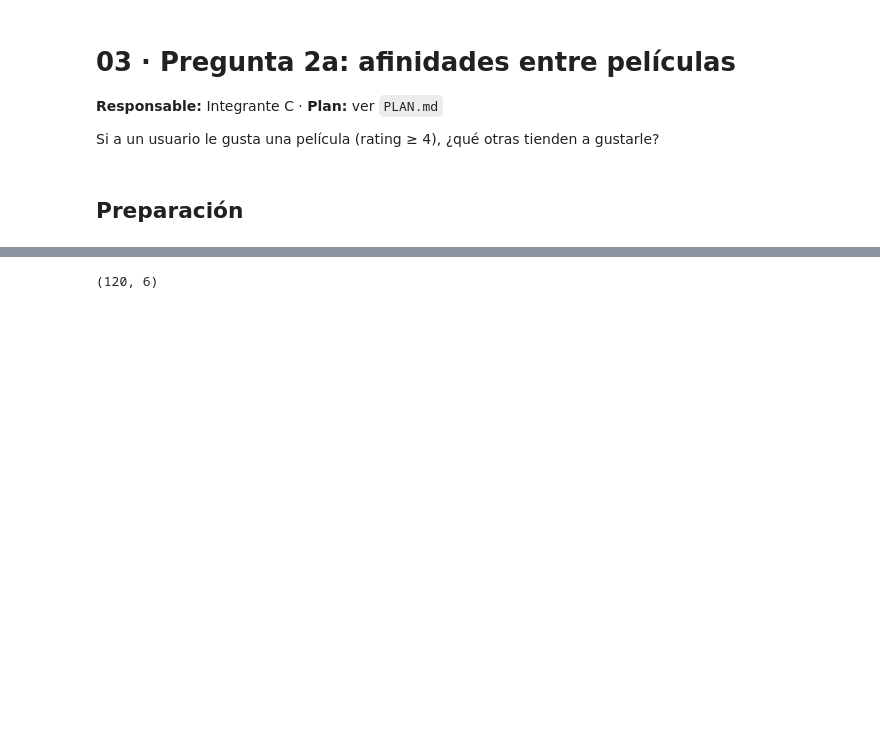
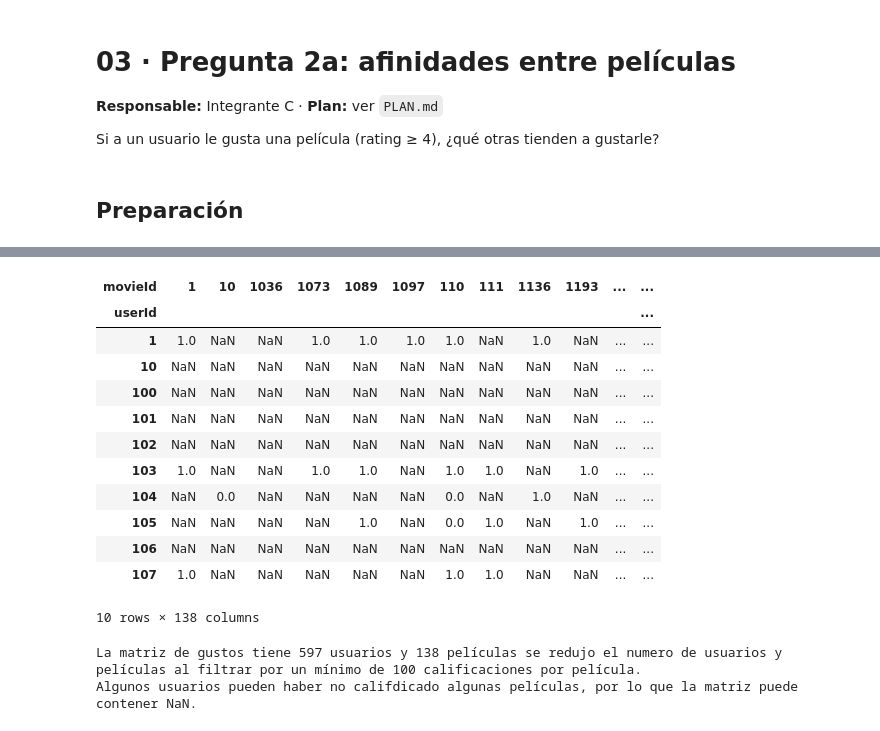
Before and after one commit to srandres-git/movielens-proyecto-integrador, a Jupyter notebook: notebooks/03_afinidades_peliculas.ipynb, the cells around one changed output, grey strips where cells are left out. Cells and saved outputs as stored; diff of their text form; code cells hidden in the pictures; blank space fills up the shorter version.

```diff
--- a/notebooks/03_afinidades_peliculas.ipynb
+++ b/notebooks/03_afinidades_peliculas.ipynb
@@ -36,8 +48,24 @@ print(movies.shape, ratings.shape)
 # %%
 gustos = afinidades_peliculas.matriz_gustos(ratings, min_n=100)
 contratos.verificar_matriz(gustos, "gusto")
-gustos.shape
+display(gustos.head(10))
+print(f"La matriz de gustos tiene {gustos.shape[0]} usuarios y {gustos.shape[1]} películas se redujo el numero de usuarios y películas al filtrar por un mínimo de 100 calificaciones por película.")
+print("Algunos usuarios pueden haber no califdicado algunas películas, por lo que la matriz puede contener NaN.")
 # %% [output]
+| movieId | 1 | 10 | 1036 | 1073 | 1089 | 1097 | 110 | 111 | 1136 | 1193 | ... | ... |
+| userId |  |  |  |  |  |  |  |  |  |  |  | ... |
+| 1 | 1.0 | NaN | NaN | 1.0 | 1.0 | 1.0 | 1.0 | NaN | 1.0 | NaN | ... | ... |
+| 10 | NaN | NaN | NaN | NaN | NaN | NaN | NaN | NaN | NaN | NaN | ... | ... |
+| 100 | NaN | NaN | NaN | NaN | NaN | NaN | NaN | NaN | NaN | NaN | ... | ... |
+| 101 | NaN | NaN | NaN | NaN | NaN | NaN | NaN | NaN | NaN | NaN | ... | ... |
+| 102 | NaN | NaN | NaN | NaN | NaN | NaN | NaN | NaN | NaN | NaN | ... | ... |
+| 103 | 1.0 | NaN | NaN | 1.0 | 1.0 | NaN | 1.0 | 1.0 | NaN | 1.0 | ... | ... |
+| 104 | NaN | 0.0 | NaN | NaN | NaN | NaN | 0.0 | NaN | 1.0 | NaN | ... | ... |
+| 105 | NaN | NaN | NaN | NaN | 1.0 | NaN | 0.0 | 1.0 | NaN | 1.0 | ... | ... |
+| 106 | NaN | NaN | NaN | NaN | NaN | NaN | NaN | NaN | NaN | NaN | ... | ... |
+| 107 | 1.0 | NaN | NaN | NaN | NaN | NaN | 1.0 | 1.0 | NaN | NaN | ... | ... |
-(120, 6)
+10 rows × 138 columns
+La matriz de gustos tiene 597 usuarios y 138 películas se redujo el numero de usuarios y películas al filtrar por un mínimo de 100 calificaciones por película.
+Algunos usuarios pueden haber no califdicado algunas películas, por lo que la matriz puede contener NaN.
 # %% [markdown]
 ## 2. Sesgo por usuario
```
Also changed, not shown: parts of 20 cells of this notebook.
